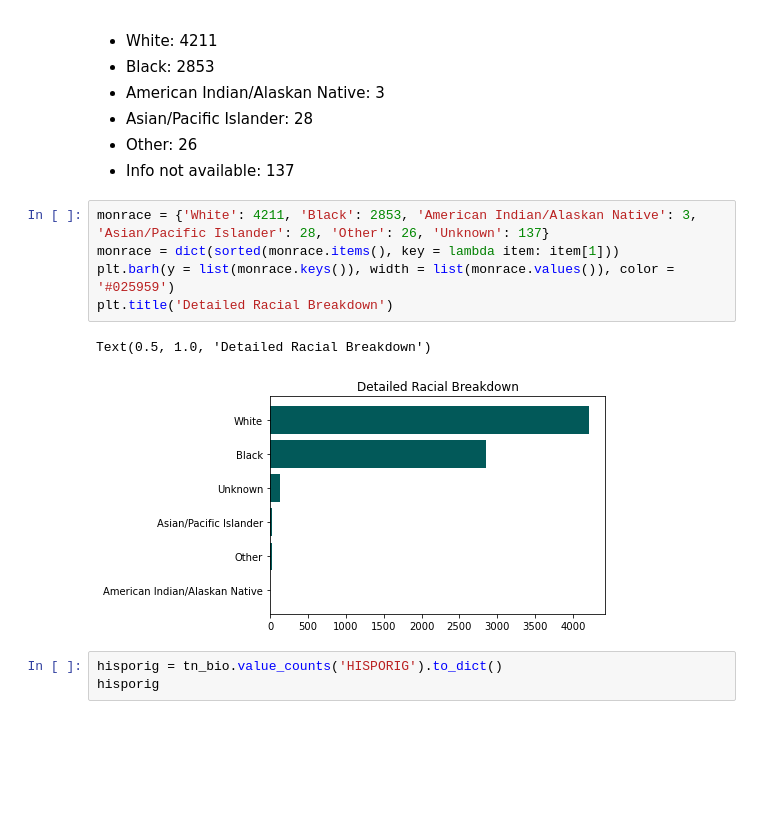
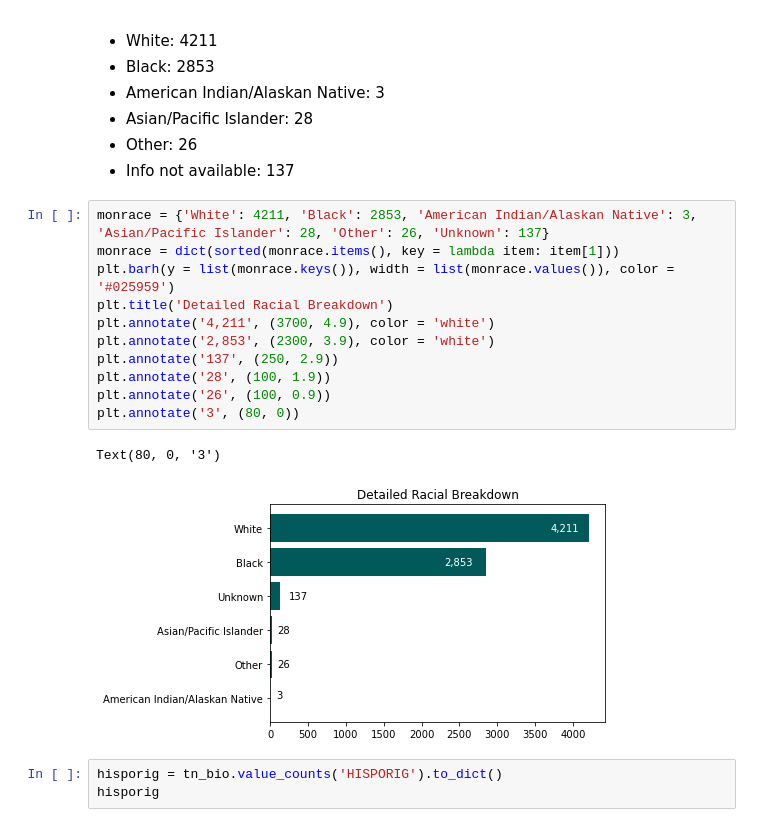
Before and after one commit to jenwhitson/sentencing_project, a Jupyter notebook: notebooks/individual_offender_eda.ipynb, the cells around one changed output. Drawn from its saved outputs; the diff is of its cells as text; blank space fills up the shorter version.

```diff
--- a/notebooks/individual_offender_eda.ipynb
+++ b/notebooks/individual_offender_eda.ipynb
@@ -795,11 +795,17 @@ monrace
 # %%
 monrace = {'White': 4211, 'Black': 2853, 'American Indian/Alaskan Native': 3, 'Asian/Pacific Islander': 28, 'Other': 26, 'Unknown': 137}
 monrace = dict(sorted(monrace.items(), key = lambda item: item[1]))
 plt.barh(y = list(monrace.keys()), width = list(monrace.values()), color = '#025959')
 plt.title('Detailed Racial Breakdown')
+plt.annotate('4,211', (3700, 4.9), color = 'white')
+plt.annotate('2,853', (2300, 3.9), color = 'white')
+plt.annotate('137', (250, 2.9))
+plt.annotate('28', (100, 1.9))
+plt.annotate('26', (100, 0.9))
+plt.annotate('3', (80, 0))
 # %% [output]
-Text(0.5, 1.0, 'Detailed Racial Breakdown')
+Text(80, 0, '3')
-[figure, old version]
+[figure, new version]
 # %%
 hisporig = tn_bio.value_counts('HISPORIG').to_dict()
 hisporig
```
Also changed, not shown: parts of 7 cells of this notebook.
